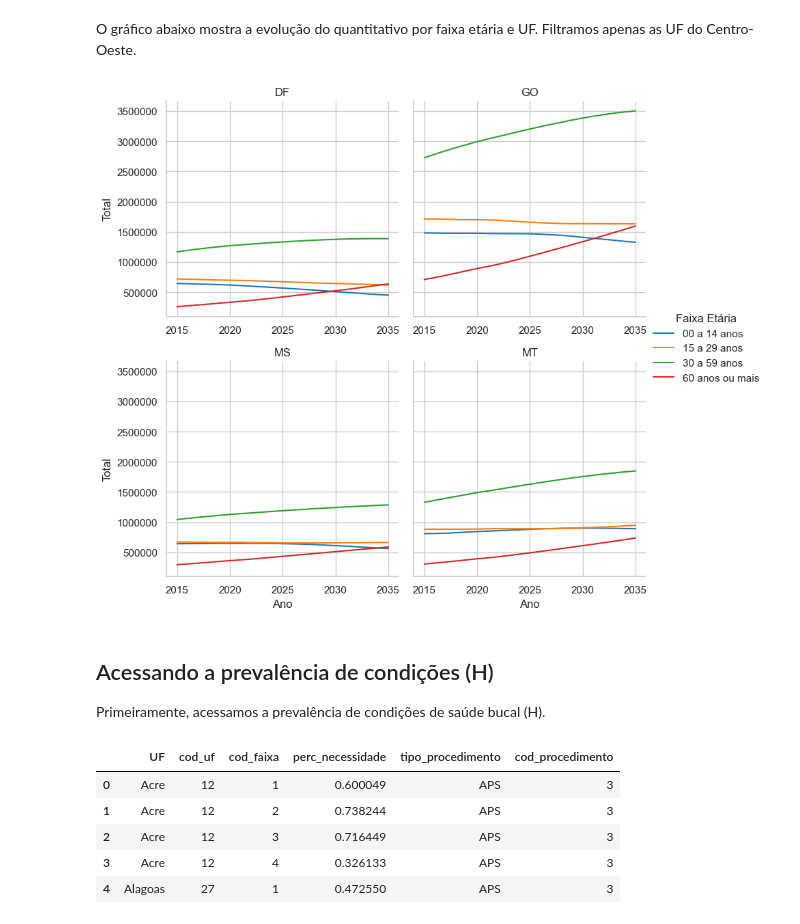
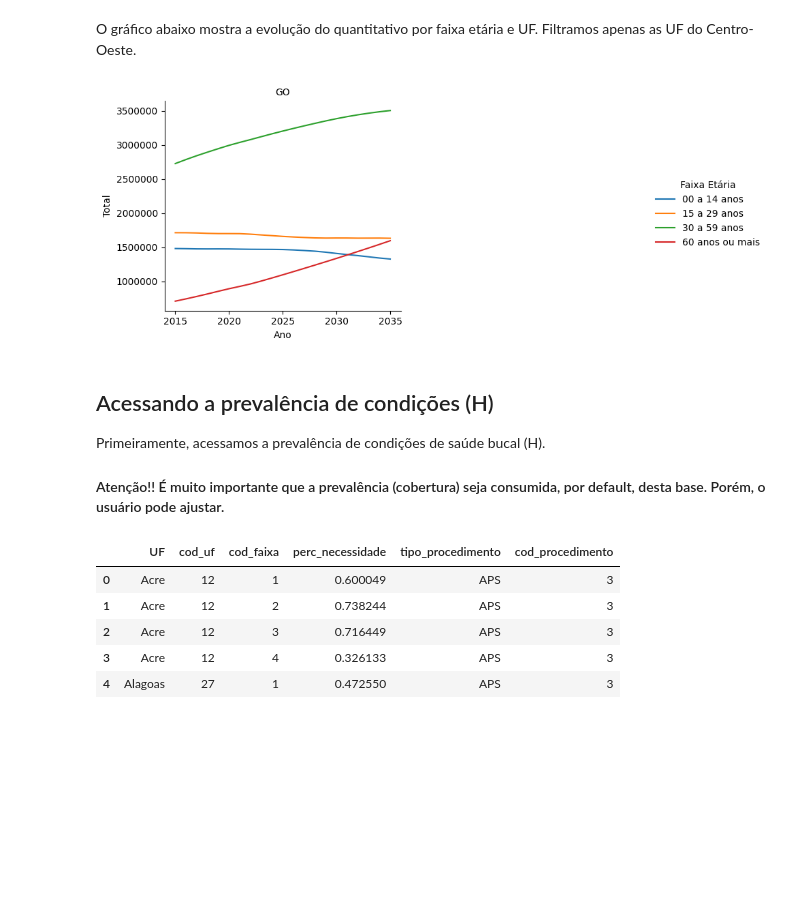
Before and after one commit to danielppagotto/saude_bucal, a Jupyter notebook: 10_sisdim/sisdim_racional_sb.ipynb, the cells around one changed output. Saved outputs shown, nothing was run; the diff lists cells and outputs as text; code cells hidden in the pictures; blank space fills up the shorter version.

```diff
--- a/10_sisdim/sisdim_racional_sb.ipynb
+++ b/10_sisdim/sisdim_racional_sb.ipynb
@@ -32,33 +33,34 @@ projecoes_tratadas.head()
 O gráfico abaixo mostra a evolução do quantitativo por faixa etária e UF.
 Filtramos apenas as UF do Centro-Oeste.
 # %%
-import matplotlib.pyplot as plt
-import matplotlib.ticker as mtick
-import seaborn as sns
+
+df_filtrado = projecoes_tratadas.loc[(projecoes_tratadas['uf'] == 'GO')]
 
 df_plot = (
     df_filtrado
     .groupby(['ano', 'uf', 'faixa_etaria'], as_index=False)
     .agg({'total': 'sum'})
 )
 
 g = sns.FacetGrid(df_plot, col="uf", col_wrap=2, sharex=False, sharey=True, height=4)
 g.map_dataframe(sns.lineplot, x="ano", y="total", hue="faixa_etaria", palette="tab10")
 g.add_legend(title="Faixa Etária")
 g.set_axis_labels("Ano", "Total")
 g.set_titles("{col_name}")
 
 for ax in g.axes.flatten():
     ax.yaxis.set_major_formatter(mtick.ScalarFormatter(useOffset=False))
     ax.ticklabel_format(style='plain', axis='y')
 
 plt.show()
 # %% [output]
-[figure, old version]
+[figure, new version]
 # %% [markdown]
 ## Acessando a prevalência de condições (H)
 
 Primeiramente, acessamos a prevalência de condições de saúde bucal (H).
+
+#### Atenção!! É muito importante que a prevalência (cobertura) seja consumida, por default, desta base. Porém, o usuário pode ajustar.
 # %%
 cobertura = pd.read_csv("merge_sb_cobertura.csv")
 
```
Also changed, not shown: parts of 4 cells of this notebook.
